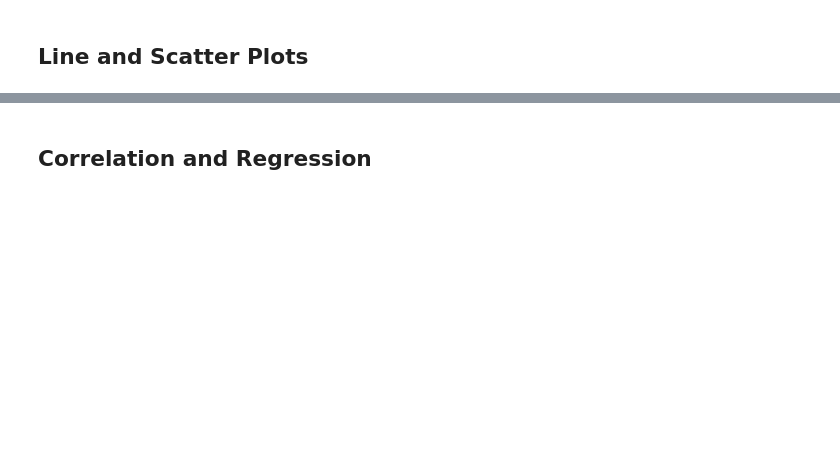
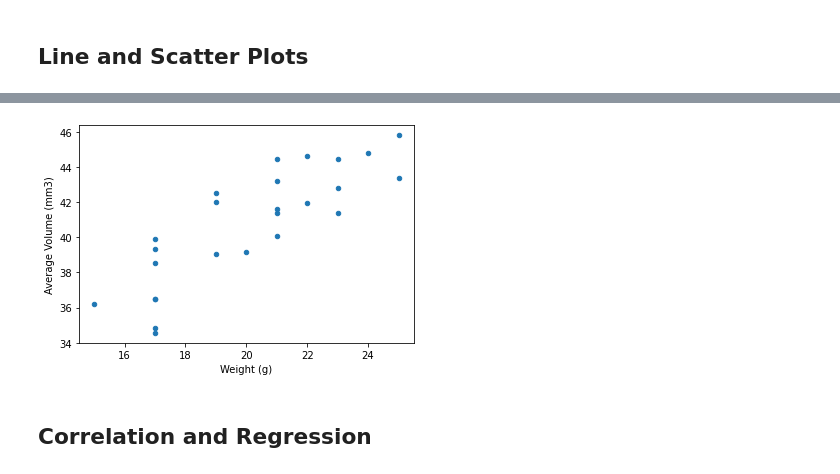
Before and after one commit to brian-halll/matplotlib-challenge, a Jupyter notebook: Pymaceuticals/pymaceuticals_starter.ipynb, the cells around one changed output, grey strips where cells are left out. Saved outputs shown, nothing was run; the diff lists cells and outputs as text; code cells hidden in the pictures; blank space fills up the shorter version.

```diff
--- a/Pymaceuticals/pymaceuticals_starter.ipynb
+++ b/Pymaceuticals/pymaceuticals_starter.ipynb
@@ -213,0 +278,22 @@ plt.show()
+# %%
+# Generate a scatter plot of average tumor volume vs. mouse weight for the Capomulin regimen
+capo_mice = mice_data[mice_data["Drug Regimen"] == "Capomulin"]
+capo_mice_grouped_avgs = capo_mice.groupby(["Mouse ID"]).mean()["Tumor Volume (mm3)"]
+ids_indexed = mice_data
+ids = capo_mice_grouped_avgs.index
+ids_indexed = ids_indexed[["Mouse ID", "Weight (g)"]]
+ids_indexed = ids_indexed.drop_duplicates()
+ids_indexed  = ids_indexed.set_index(["Mouse ID"])
+weights = []
+for i in ids:
+   weights.append(ids_indexed.loc[i ,'Weight (g)'])
+
+
+avg_df = pd.DataFrame({
+    "Mouse ID" : ids,
+    "Weight (g)": weights,
+    "Average Volume (mm3)": capo_mice_grouped_avgs
+})
+
+avg_df = avg_df.drop(columns="Mouse ID")
+avg_df.head()
@@ -214,2 +308,6 @@ plt.show()
+# %%
+avg_vol_scatter = avg_df.plot.scatter(x='Weight (g)',y='Average Volume (mm3)')
+# %% [output]
+[figure, added]
 # %% [markdown]
 ## Correlation and Regression
```
Also changed, not shown: parts of 13 cells of this notebook.
